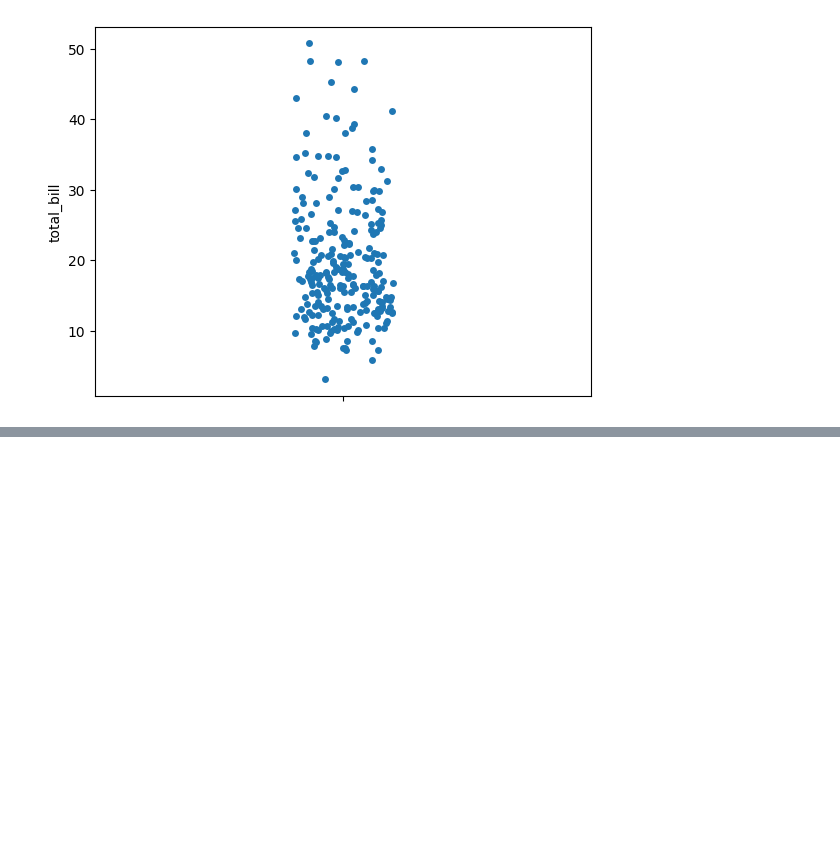
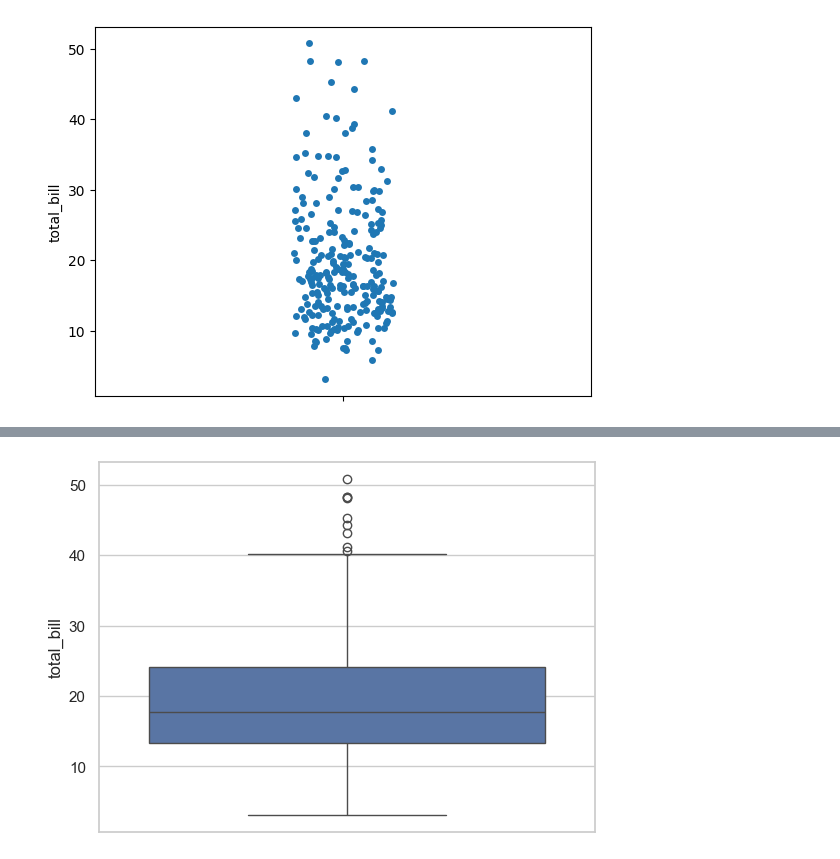
Before and after one commit to Srishti36912/python, a Jupyter notebook: python seaborn online/seaborn.ipynb, the cells around one changed output, grey strips where cells are left out. Saved outputs shown, nothing was run; the diff lists cells and outputs as text; code cells hidden in the pictures; blank space fills up the shorter version.

```diff
--- a/python seaborn online/seaborn.ipynb
+++ b/python seaborn online/seaborn.ipynb
@@ -386,0 +431,6 @@ sns.stripplot(y=var['total_bill'])
+# %%
+sns.set_theme(style='whitegrid')
+sns.boxplot(y=var['total_bill'])
+plt.show()
+# %% [output]
+[figure, added]
```
Also changed, not shown: parts of 6 cells of this notebook.
